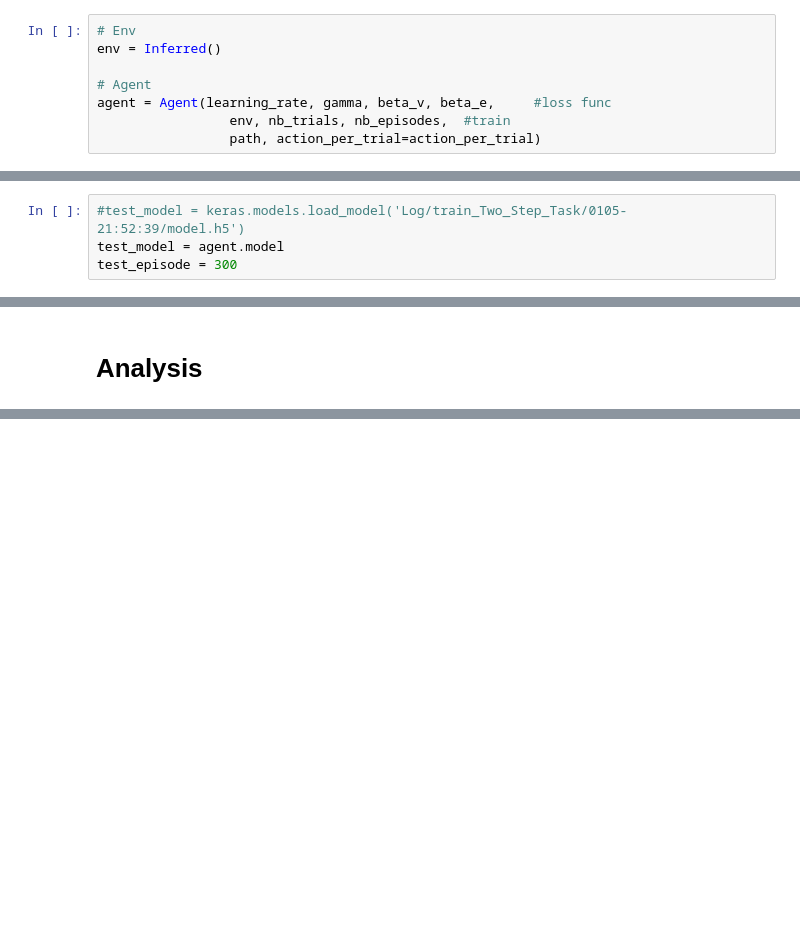
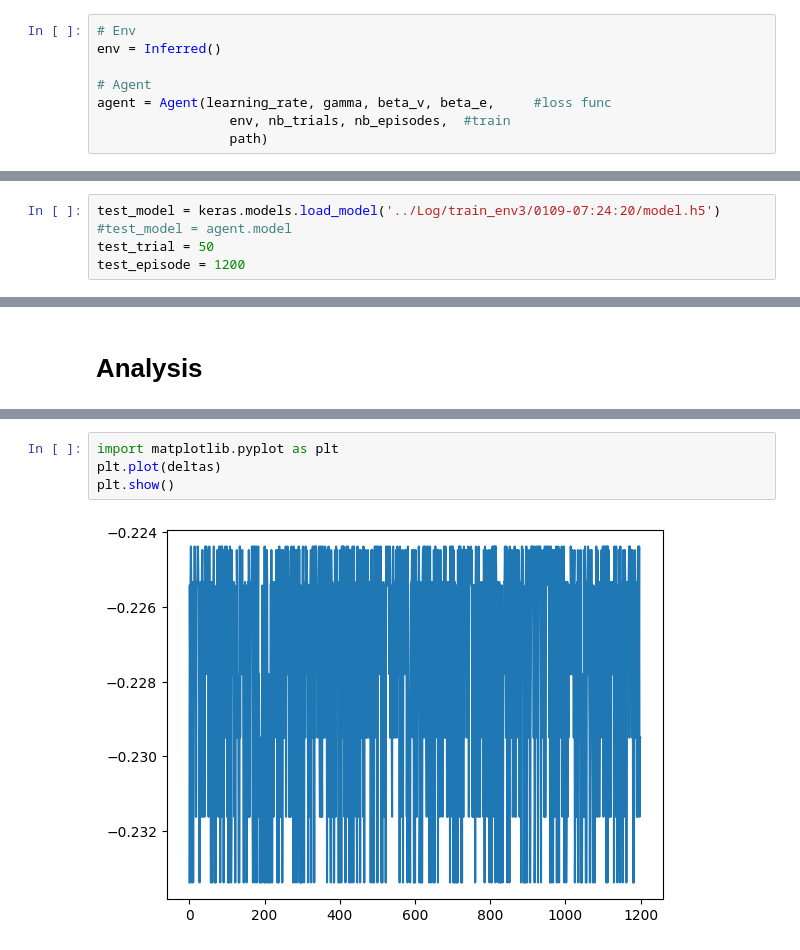
Before and after one commit to MRVNY/IAR-Meta-RL, a Jupyter notebook: Simulations/Simu3_TF2.ipynb, the cells around one changed output, grey strips where cells are left out. Cells and saved outputs as stored; diff of their text form; blank space fills up the shorter version.

```diff
--- a/Simulations/Simu3_TF2.ipynb
+++ b/Simulations/Simu3_TF2.ipynb
@@ -25,5 +25,5 @@ env = Inferred()
 # Agent
 agent = Agent(learning_rate, gamma, beta_v, beta_e,     #loss func
                  env, nb_trials, nb_episodes,  #train
-                 path, action_per_trial=action_per_trial)
+                 path)
 # %% [output]
@@ -40,6 +40,7 @@ WARNING:tensorflow:Compiled the loaded model, but the compiled metrics have yet
 # %% [markdown]
 # Testing
 # %%
-#test_model = keras.models.load_model('Log/train_Two_Step_Task/0105-21:52:39/model.h5')
-test_model = agent.model
-test_episode = 300
+test_model = keras.models.load_model('../Log/train_env3/0109-07:24:20/model.h5')
+#test_model = agent.model
+test_trial = 50
+test_episode = 1200
@@ -81,0 +108,6 @@ AttributeError: 'Monkey2' object has no attribute 'stayProb'
+# %%
+import matplotlib.pyplot as plt
+plt.plot(deltas)
+plt.show()
+# %% [output]
+[figure, added]
```
Also changed, not shown: parts of 6 cells of this notebook, 16 other files.
